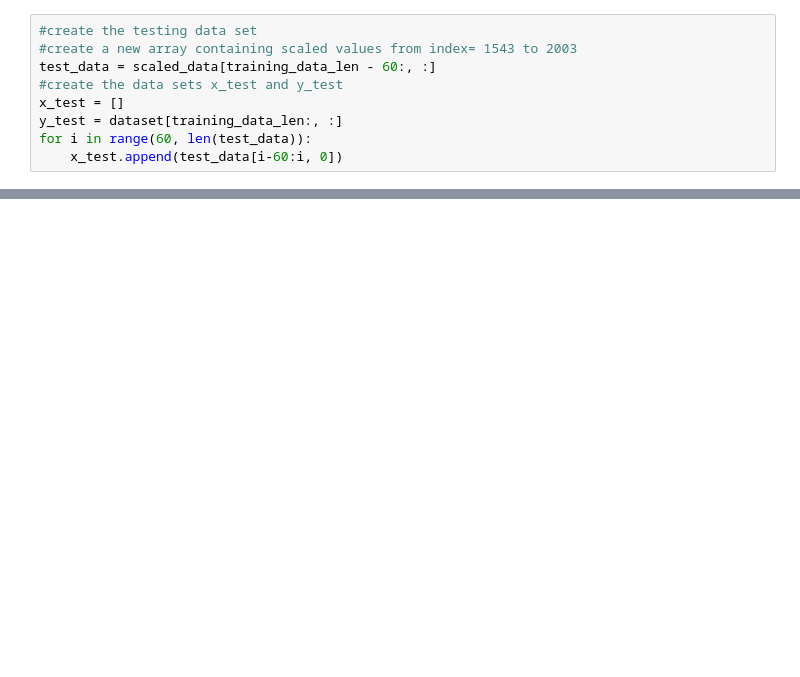
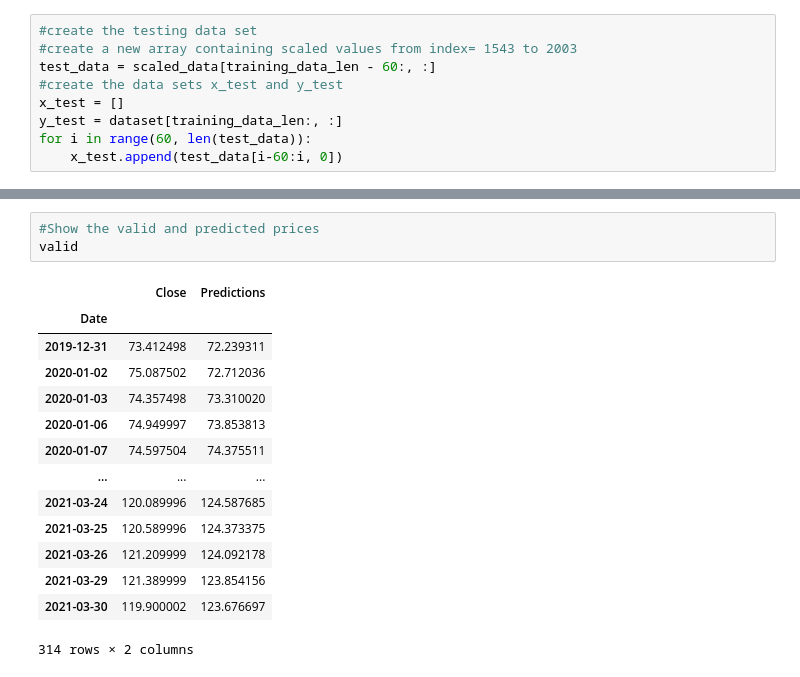
Before and after one commit to slamec/Stock-price-predictor, a Jupyter notebook: Stock_predictor_youtube_ML.ipynb, the cells around one changed output, grey strips where cells are left out. Drawn from its saved outputs; the diff is of its cells as text; blank space fills up the shorter version.

```diff
--- a/Stock_predictor_youtube_ML.ipynb
+++ b/Stock_predictor_youtube_ML.ipynb
@@ -149,0 +182,18 @@ x_test = np.reshape(x_test, (x_test.shape[0], x_test.shape[1], 1))
+# %%
+#Show the valid and predicted prices
+valid
+# %% [output]
+|  | Close | Predictions |
+| Date |  |  |
+| 2019-12-31 | 73.412498 | 72.239311 |
+| 2020-01-02 | 75.087502 | 72.712036 |
+| 2020-01-03 | 74.357498 | 73.310020 |
+| 2020-01-06 | 74.949997 | 73.853813 |
+| 2020-01-07 | 74.597504 | 74.375511 |
+| ... | ... | ... |
+| 2021-03-24 | 120.089996 | 124.587685 |
+| 2021-03-25 | 120.589996 | 124.373375 |
+| 2021-03-26 | 121.209999 | 124.092178 |
+| 2021-03-29 | 121.389999 | 123.854156 |
+| 2021-03-30 | 119.900002 | 123.676697 |
+314 rows × 2 columns
```
Also changed, not shown: parts of 16 cells of this notebook.
